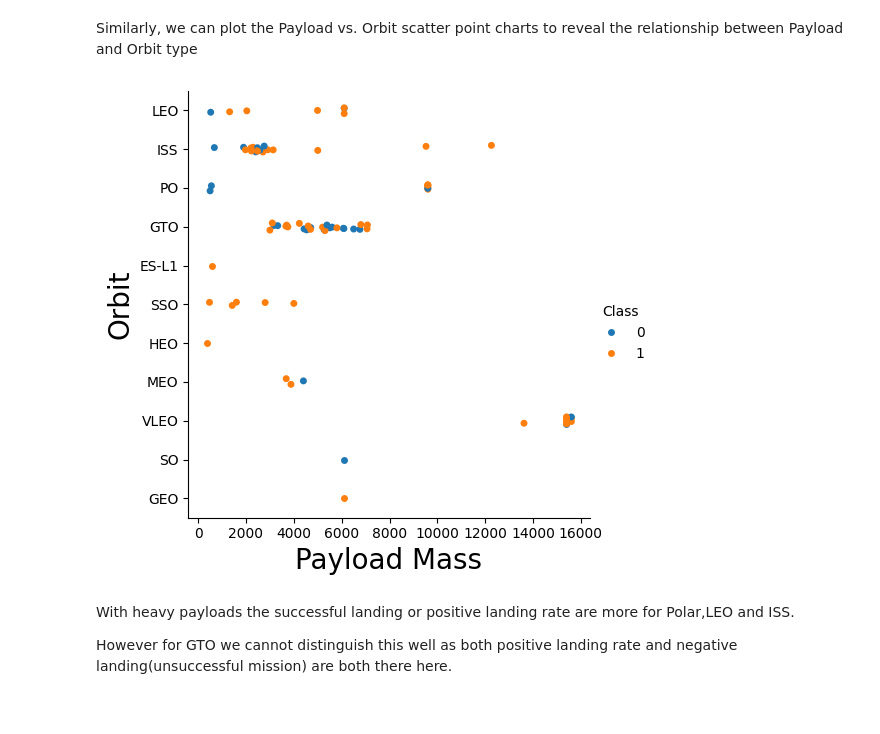
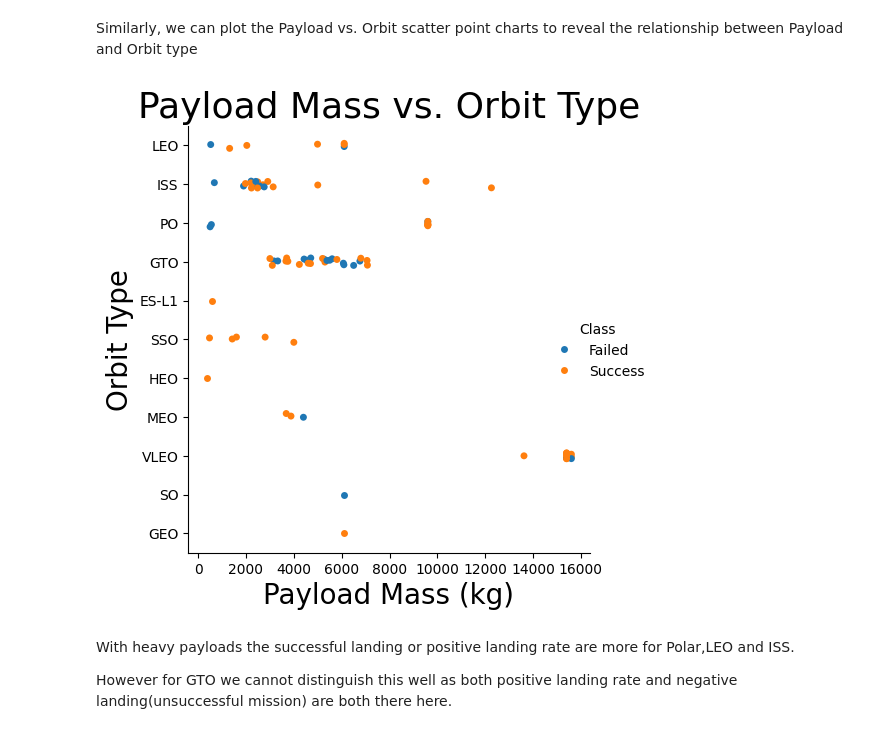
Before and after one commit to vancleveeli/Data-Science, a Jupyter notebook: Applied Data Science Capstone/jupyter-labs-eda-dataviz-v2.ipynb, the cells around one changed output. Cells and saved outputs as stored; diff of their text form; code cells hidden in the pictures.

```diff
--- a/Applied Data Science Capstone/jupyter-labs-eda-dataviz-v2.ipynb
+++ b/Applied Data Science Capstone/jupyter-labs-eda-dataviz-v2.ipynb
@@ -75,11 +75,11 @@ import seaborn as sns
 # %% [markdown]
 First, let's read the SpaceX dataset into a Pandas dataframe and print its summary
 # %%
-df=pd.read_csv("https://cf-courses-data.s3.us.cloud-object-storage.appdomain.cloud/IBM-DS0321EN-SkillsNetwork/datasets/dataset_part_2.csv")
+#df=pd.read_csv("https://cf-courses-data.s3.us.cloud-object-storage.appdomain.cloud/IBM-DS0321EN-SkillsNetwork/datasets/dataset_part_2.csv")
 
 # If you were unable to complete the previous lab correctly you can uncomment and load this csv
 
-# df = pd.read_csv('https://cf-courses-data.s3.us.cloud-object-storage.appdomain.cloud/IBMDeveloperSkillsNetwork-DS0701EN-SkillsNetwork/api/dataset_part_2.csv')
+df = pd.read_csv('https://cf-courses-data.s3.us.cloud-object-storage.appdomain.cloud/IBMDeveloperSkillsNetwork-DS0701EN-SkillsNetwork/api/dataset_part_2.csv')
 
 df.head(5)
 # %% [output]
@@ -108,8 +108,15 @@ Next, let's drill down to each site visualize its detailed launch records.
 Use the function <code>catplot</code> to plot <code>FlightNumber</code> vs <code>LaunchSite</code>, set the  parameter <code>x</code>  parameter to <code>FlightNumber</code>,set the  <code>y</code> to <code>Launch Site</code> and set the parameter <code>hue</code> to <code>'class'</code>
 # %%
 # Plot a scatter point chart with x axis to be Flight Number and y axis to be the launch site, and hue to be the class value
-sns.catplot(x='FlightNumber',y='LaunchSite', hue = 'Class' ,data = df)
+p = sns.catplot(x='FlightNumber',y='LaunchSite', hue = 'Class' ,data = df)
 plt.xlabel('Flgiht Number')
 plt.ylabel('Launch Site')
+plt.title('Flight Number vs. Launch Site')
+
+new_labels = ['Failed', 'Success']
+
+for t, l in zip(p._legend.texts, new_labels):
+    t.set_text(l)
+
 plt.show()
 # %% [output]
@@ -123,8 +132,15 @@ We also want to observe if there is any relationship between launch sites and th
 # %%
 # Plot a scatter point chart with x axis to be Pay Load Mass (kg) and y axis to be the launch site, and hue to be the class value
 
-sns.catplot(y="PayloadMass", x="LaunchSite", hue="Class", data=df)
-plt.xlabel("Flight Number",fontsize=20)
+p = sns.catplot(y="PayloadMass", x="LaunchSite", hue="Class", data=df)
+plt.xlabel("Launch Site",fontsize=20)
 plt.ylabel("Pay load Mass (kg)",fontsize=20)
+plt.title('Launch Site vs. Payload Mass (kg)')
+
+new_labels = ['Failed', 'Success']
+
+for t, l in zip(p._legend.texts, new_labels):
+    t.set_text(l)
+
 plt.show()
 # %% [output]
@@ -155,8 +174,14 @@ Analyze the ploted bar chart try to find which orbits have high sucess rate.
 For each orbit, we want to see if there is any relationship between FlightNumber and Orbit type.
 # %%
 # Plot a scatter point chart with x axis to be FlightNumber and y axis to be the Orbit, and hue to be the class value
-sns.catplot(y="Orbit", x="FlightNumber", hue = 'Class', data=df)
+p=sns.catplot(y="Orbit", x="FlightNumber", hue = 'Class', data=df, aspect = 2)
 plt.xlabel("Flight Number",fontsize=20)
 plt.ylabel("Orbit",fontsize=20)
+plt.title('Flight Number vs. Orbit Type', fontsize = 26)
+
+new_labels = ['Failed', 'Success']
+
+for t, l in zip(p._legend.texts, new_labels):
+    t.set_text(l)
 plt.show()
 # %% [output]
@@ -169,12 +194,18 @@ You should see that in the LEO orbit the Success appears related to the number o
 Similarly, we can plot the Payload vs. Orbit scatter point charts to reveal the relationship between Payload and Orbit type
 # %%
 # Plot a scatter point chart with x axis to be Payload and y axis to be the Orbit, and hue to be the class value
-sns.catplot(y="Orbit", x="PayloadMass", hue = 'Class', data=df)
-plt.xlabel("Payload Mass",fontsize=20)
-plt.ylabel("Orbit",fontsize=20)
+p = sns.catplot(y="Orbit", x="PayloadMass", hue = 'Class', data=df)
+plt.xlabel("Payload Mass (kg)",fontsize=20)
+plt.ylabel("Orbit Type",fontsize=20)
+plt.title('Payload Mass vs. Orbit Type', fontsize = 26)
+
+new_labels = ['Failed', 'Success']
+
+for t, l in zip(p._legend.texts, new_labels):
+    t.set_text(l)
 plt.show()
 # %% [output]
-[figure, old version]
+[figure, new version]
 # %% [markdown]
 With heavy payloads the successful landing or positive landing rate are more for Polar,LEO and ISS.
 
```
Also changed, not shown: parts of 7 cells of this notebook, 4 other files.
